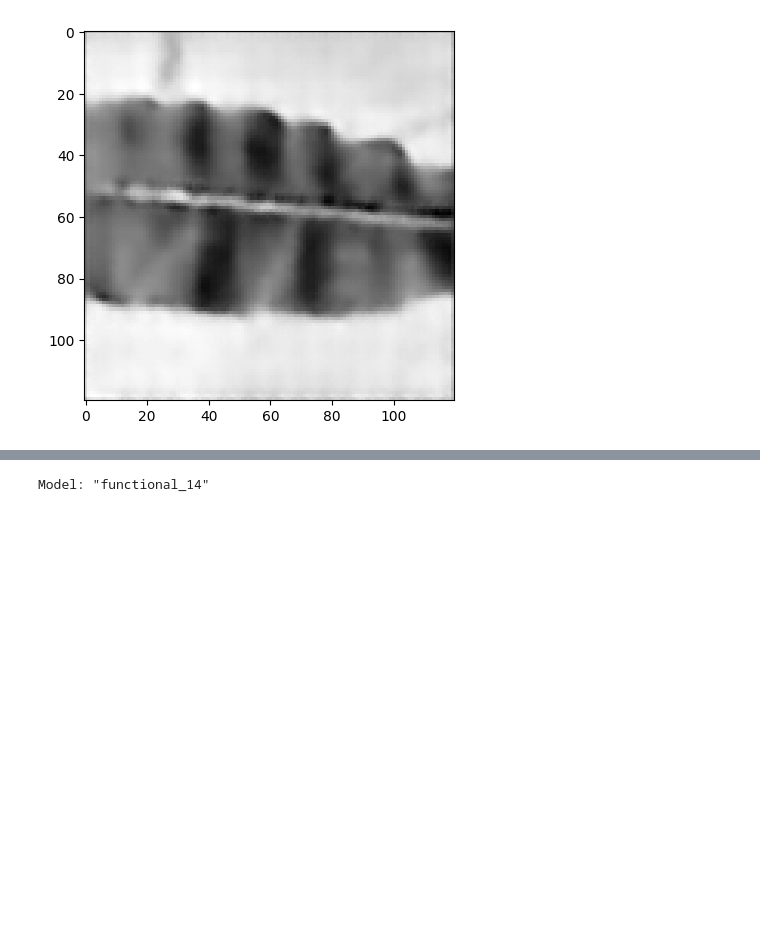
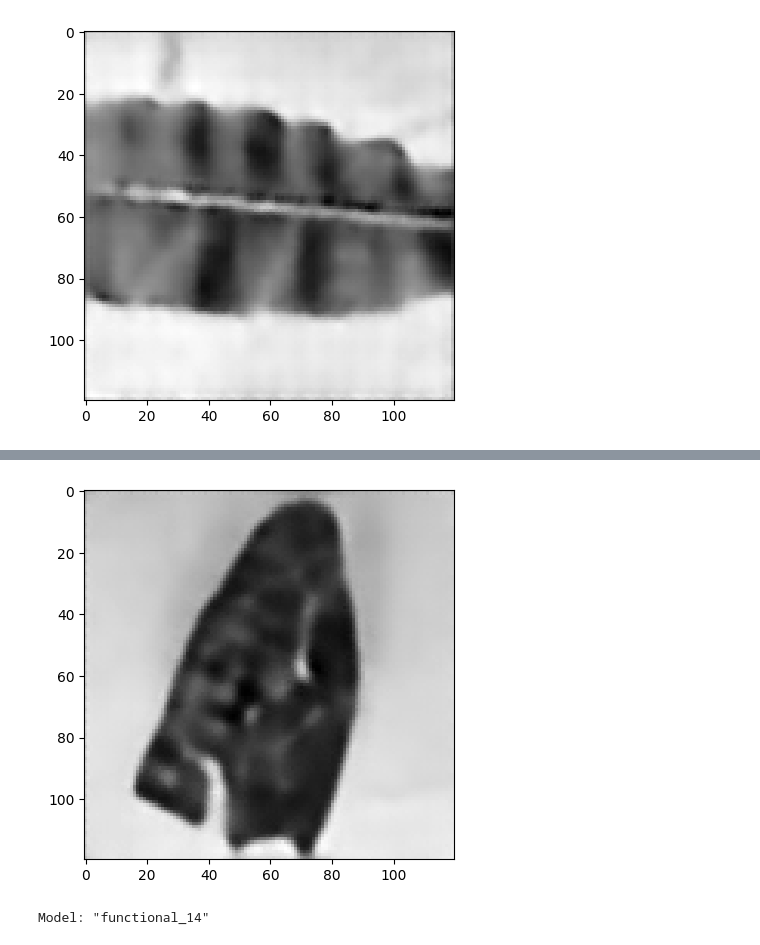
Before and after one commit to DarshilPungalia/Auto-Forest, a Jupyter notebook: autoforest.ipynb, the cells around one changed output, grey strips where cells are left out. Drawn from its saved outputs; the diff is of its cells as text; code cells hidden in the pictures; blank space fills up the shorter version.

```diff
--- a/autoforest.ipynb
+++ b/autoforest.ipynb
@@ -530,10 +548,10 @@ Model: "functional_10"
  Trainable params: 5,046,209 (19.25 MB)
  Non-trainable params: 3,904 (15.25 KB)
 # %%
-residualEncoder.compile(optimizer=tf.keras.optimizers.Adam(learning_rate=1e-4), loss=cross_similarity)
+residualEncoder.compile(optimizer=tf.keras.optimizers.Adam(learning_rate=1e-4), loss=mean_similarity)
 
 residualEncoder.fit(
     trainData.repeat(),
-    epochs=30,
+    epochs=20,
     steps_per_epoch=50
 )
@@ -539,0 +577,4 @@ residualEncoder.fit(
+# %%
+predictionN = residualEncoder.predict(testImg)
+plt.imshow(predictionN[0], cmap='gray');
+# %% [output]
@@ -539,0 +582 @@ residualEncoder.fit(
+[figure, added]
```
Also changed, not shown: parts of 25 cells of this notebook, 8 other files.
